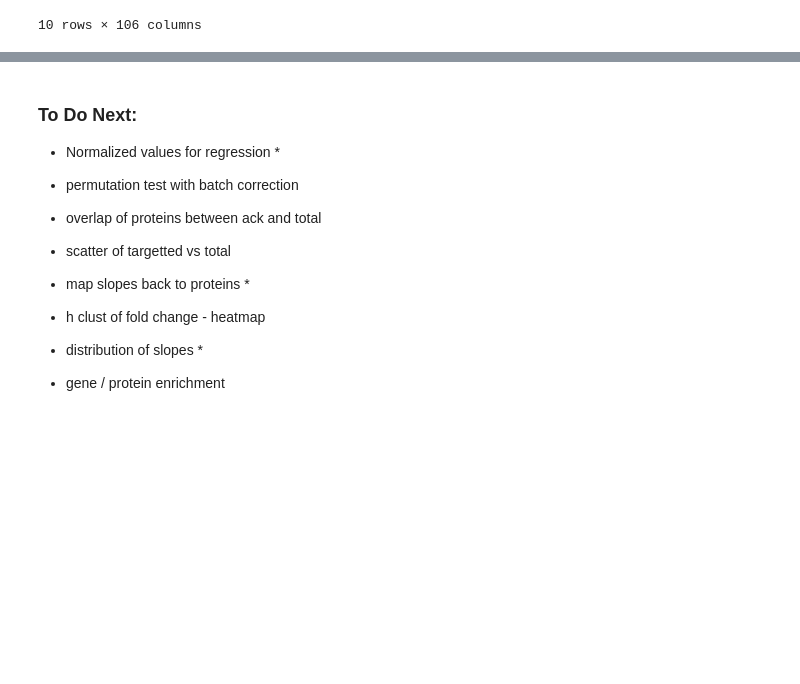
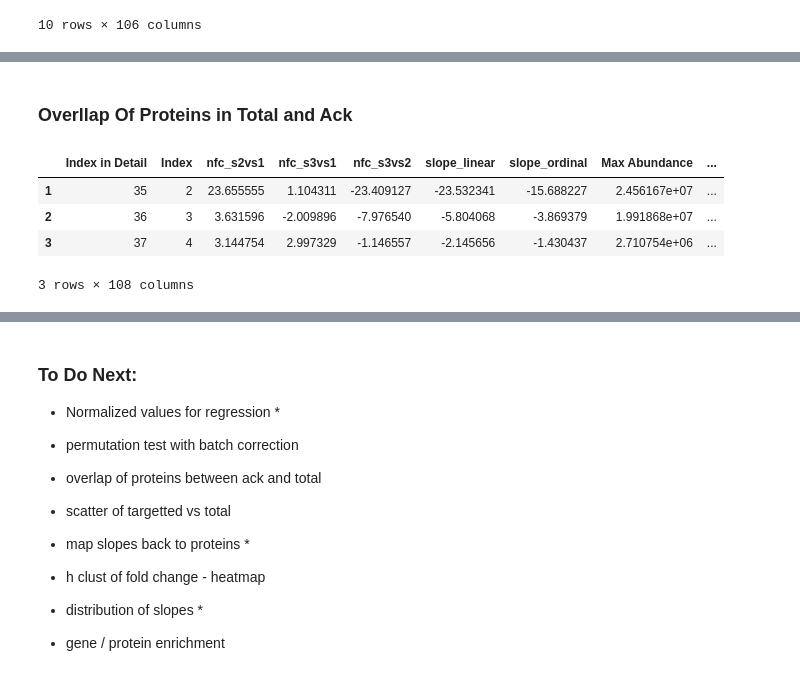
Before and after one commit to KyraGriffin/bmsip_internship_seta, a Jupyter notebook: protein_isolation.ipynb, the cells around one changed output, grey strips where cells are left out. Cells and saved outputs as stored; diff of their text form; code cells hidden in the pictures; blank space fills up the shorter version.

```diff
--- a/protein_isolation.ipynb
+++ b/protein_isolation.ipynb
@@ -607,0 +625,12 @@ proteomics_ack.sort_values('slope_ordinal', ascending=False).head(10)
+# %% [markdown]
+### Overllap Of Proteins in Total and Ack
+# %%
+proteomics_ack['First Gene Name'] = proteomics_ack['Gene Name'].str.split(';').str[0]
+proteomics_ack['First Protein Name'] = proteomics_ack['Protein Name'].str.split(';').str[0]
+proteomics_ack.head(3)
+# %% [output]
+|  | Index in Detail | Index | nfc_s2vs1 | nfc_s3vs1 | nfc_s3vs2 | slope_linear | slope_ordinal | Max Abundance | ... |
+| 1 | 35 | 2 | 23.655555 | 1.104311 | -23.409127 | -23.532341 | -15.688227 | 2.456167e+07 | ... |
+| 2 | 36 | 3 | 3.631596 | -2.009896 | -7.976540 | -5.804068 | -3.869379 | 1.991868e+07 | ... |
+| 3 | 37 | 4 | 3.144754 | 2.997329 | -1.146557 | -2.145656 | -1.430437 | 2.710754e+06 | ... |
+3 rows × 108 columns
```
Also changed, not shown: parts of 9 cells of this notebook.
